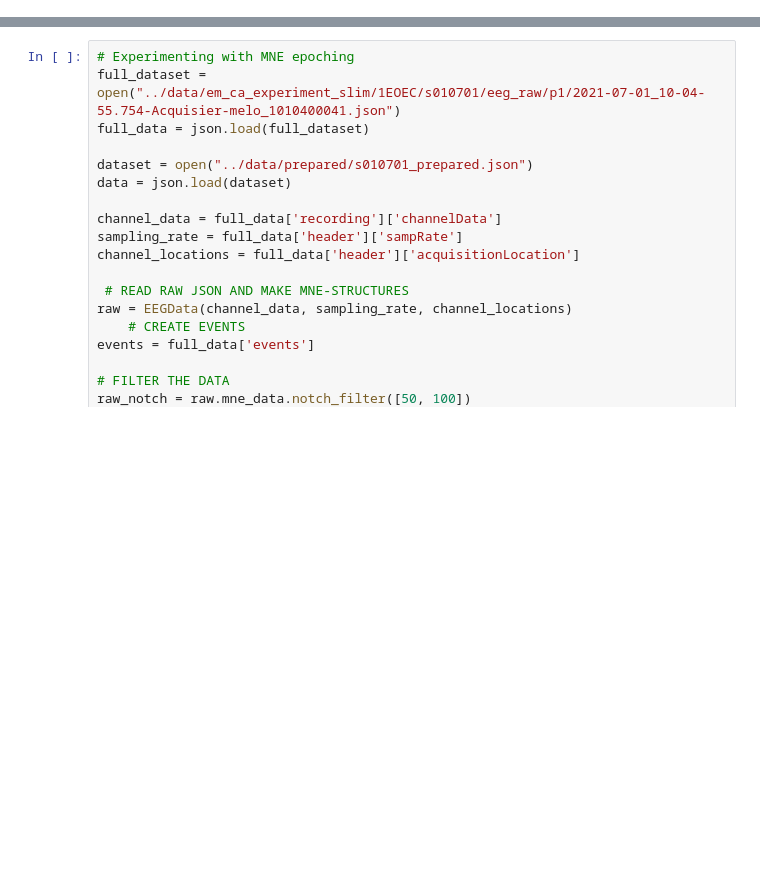
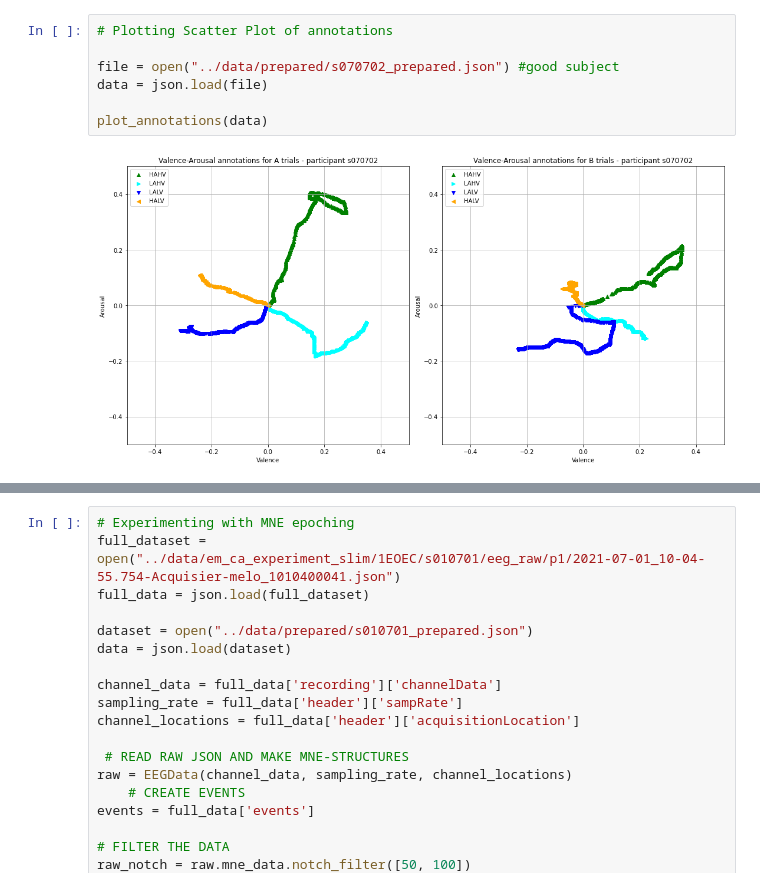
Before and after one commit to BRomans/EmotionMusic-Classification, a Jupyter notebook: notebooks/EM-DataPreparing.ipynb, the cells around one changed output, grey strips where cells are left out. Cells and saved outputs as stored; diff of their text form; blank space fills up the shorter version.

```diff
--- a/notebooks/EM-DataPreparing.ipynb
+++ b/notebooks/EM-DataPreparing.ipynb
@@ -55,0 +158,9 @@ dict_keys(['s010701', 's010702', 's010703', 's010704', 's020701', 's020702', 's0
+# %%
+# Plotting Scatter Plot of annotations
+
+file = open("../data/prepared/s070702_prepared.json") #good subject
+data = json.load(file)
+
+plot_annotations(data)
+# %% [output]
+[figure, added]
```
Also changed, not shown: parts of 8 cells of this notebook, 3 other files.
